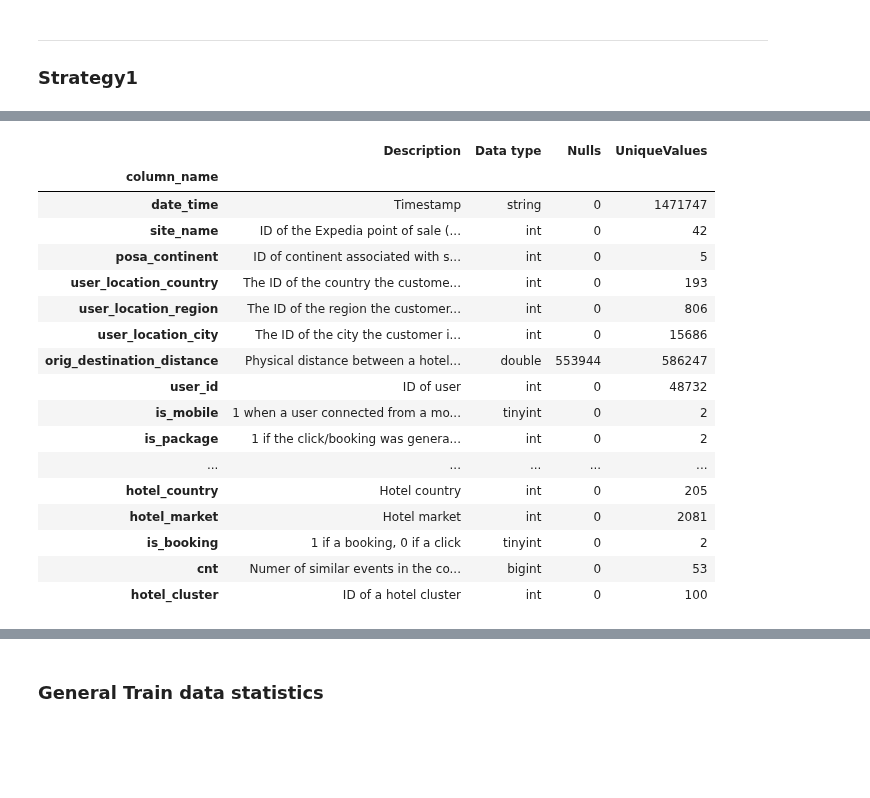
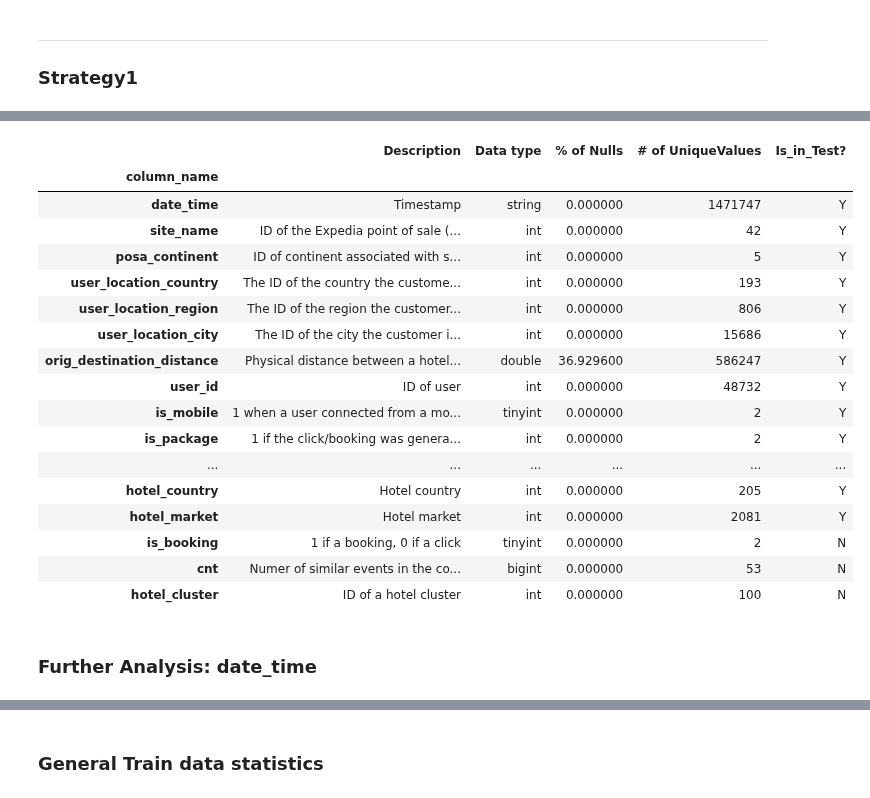
Before and after one commit to MateuszKonopelski/Kaggle, a Jupyter notebook: Project2_Expedia/Expedia_code.ipynb, the cells around one changed output, grey strips where cells are left out. Saved outputs shown, nothing was run; the diff lists cells and outputs as text; code cells hidden in the pictures; blank space fills up the shorter version.

Commit message:
Expedia: Train insights started

```diff
--- a/Project2_Expedia/Expedia_code.ipynb
+++ b/Project2_Expedia/Expedia_code.ipynb
@@ -83,27 +112,32 @@ It seams that not all features will have high predictive power and for purpose o
 # %%
-# Train set summary:
 columns = pd.read_excel('C:\\Users\\Lenovo\\PycharmProjects\\Kaggle\\Project2_Expedia\\Fields_description.xlsx')
-nulls = train_set.isnull().sum()
-nulls.name = 'Nulls'
+nulls = (train_set.isnull().sum() / train_set.shape[0]) * 100
+nulls.name = '% of Nulls'
 uniques = train_set.apply(lambda x: x.value_counts().count())
-uniques.name = 'UniqueValues'
-columns.set_index('column_name').join(nulls).join(uniques)
+uniques.name = '# of UniqueValues'
+isintest = pd.DataFrame({'Is_in_Test?':
+                             ['Y' if col in pd.read_csv(dir + 'test.csv', nrows=0).columns else 'N' for col in train_set.columns]},
+                        index=train_set.columns)
+
+columns.set_index('column_name').join(nulls).join(uniques).join(isintest)
 # %% [output]
-|  | Description | Data type | Nulls | UniqueValues |
-| column_name |  |  |  |  |
-| date_time | Timestamp | string | 0 | 1471747 |
-| site_name | ID of the Expedia point of sale (... | int | 0 | 42 |
-| posa_continent | ID of continent associated with s... | int | 0 | 5 |
-| user_location_country | The ID of the country the custome... | int | 0 | 193 |
-| user_location_region | The ID of the region the customer... | int | 0 | 806 |
-| user_location_city | The ID of the city the customer i... | int | 0 | 15686 |
-| orig_destination_distance | Physical distance between a hotel... | double | 553944 | 586247 |
-| user_id | ID of user | int | 0 | 48732 |
-| is_mobile | 1 when a user connected from a mo... | tinyint | 0 | 2 |
-| is_package | 1 if the click/booking was genera... | int | 0 | 2 |
-| ... | ... | ... | ... | ... |
-| hotel_country | Hotel country | int | 0 | 205 |
-| hotel_market | Hotel market | int | 0 | 2081 |
-| is_booking | 1 if a booking, 0 if a click | tinyint | 0 | 2 |
-| cnt | Numer of similar events in the co... | bigint | 0 | 53 |
-| hotel_cluster | ID of a hotel cluster | int | 0 | 100 |
+|  | Description | Data type | % of Nulls | # of UniqueValues | Is_in_Test? |
+| column_name |  |  |  |  |  |
+| date_time | Timestamp | string | 0.000000 | 1471747 | Y |
+| site_name | ID of the Expedia point of sale (... | int | 0.000000 | 42 | Y |
+| posa_continent | ID of continent associated with s... | int | 0.000000 | 5 | Y |
+| user_location_country | The ID of the country the custome... | int | 0.000000 | 193 | Y |
+| user_location_region | The ID of the region the customer... | int | 0.000000 | 806 | Y |
+| user_location_city | The ID of the city the customer i... | int | 0.000000 | 15686 | Y |
+| orig_destination_distance | Physical distance between a hotel... | double | 36.929600 | 586247 | Y |
+| user_id | ID of user | int | 0.000000 | 48732 | Y |
+| is_mobile | 1 when a user connected from a mo... | tinyint | 0.000000 | 2 | Y |
+| is_package | 1 if the click/booking was genera... | int | 0.000000 | 2 | Y |
+| ... | ... | ... | ... | ... | ... |
+| hotel_country | Hotel country | int | 0.000000 | 205 | Y |
+| hotel_market | Hotel market | int | 0.000000 | 2081 | Y |
+| is_booking | 1 if a booking, 0 if a click | tinyint | 0.000000 | 2 | N |
+| cnt | Numer of similar events in the co... | bigint | 0.000000 | 53 | N |
+| hotel_cluster | ID of a hotel cluster | int | 0.000000 | 100 | N |
+# %% [markdown]
+### Further Analysis: date_time
```
Also changed, not shown: parts of 10 cells of this notebook.
